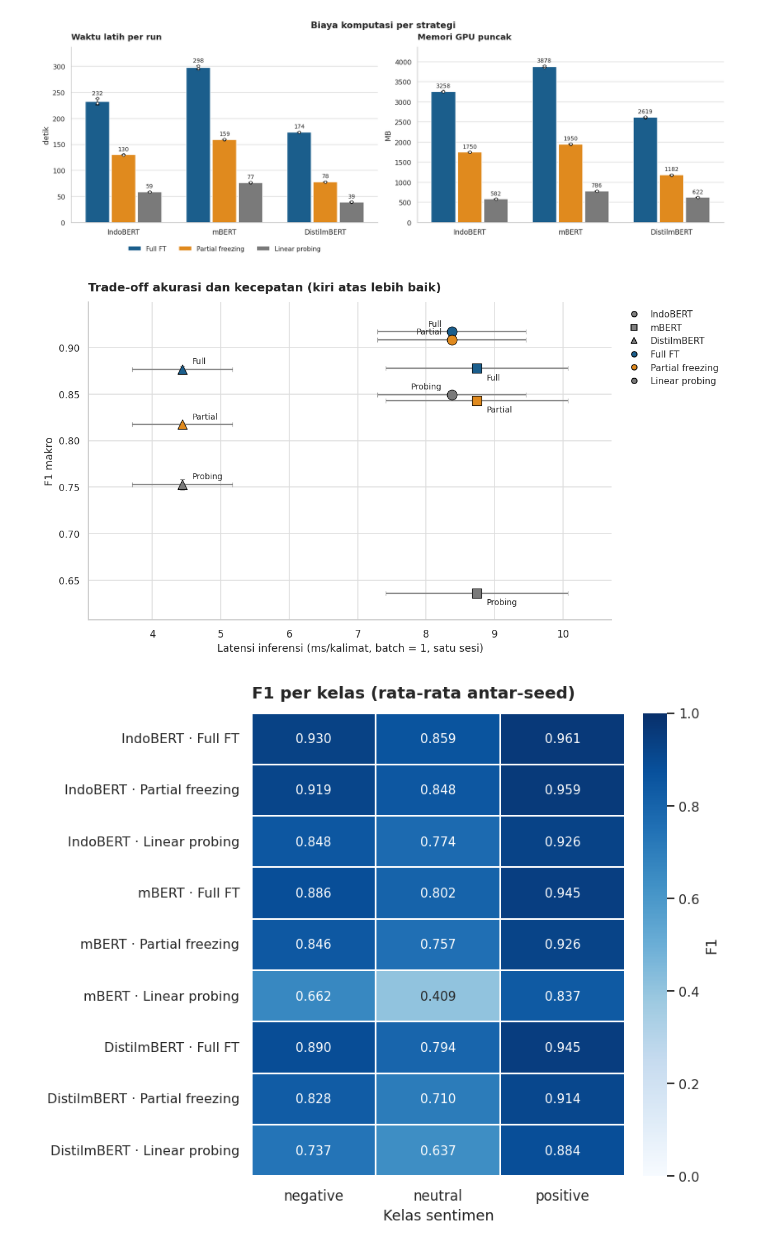
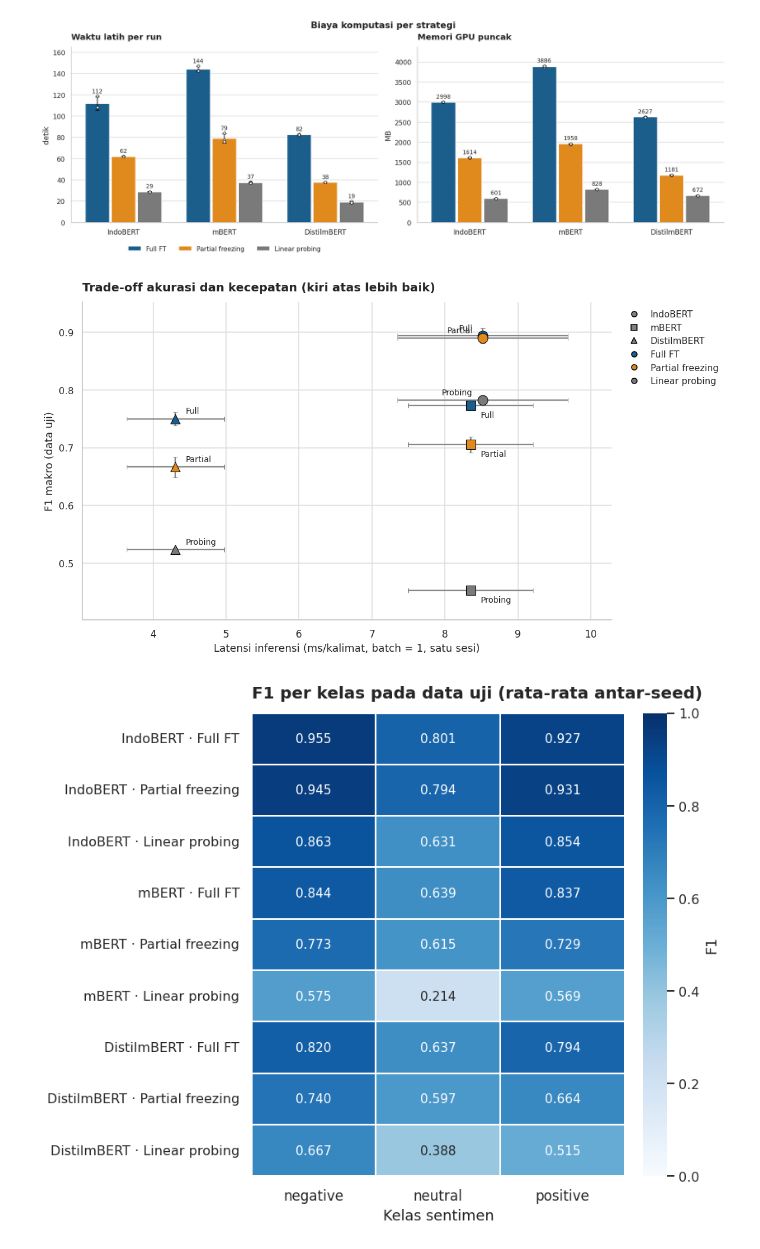
Before and after one commit to SigitKurnia05/studio3_Deep-Learning_NLP, a Jupyter notebook: notebooks/Studio_Proyek_3_NLP.ipynb, the cells around one changed output. Cells and saved outputs as stored; diff of their text form; code cells hidden in the pictures.

```diff
--- a/notebooks/Studio_Proyek_3_NLP.ipynb
+++ b/notebooks/Studio_Proyek_3_NLP.ipynb
@@ -194,9 +213,11 @@ def set_seed(seed: int = 42):
 MODE = "full"   # "smoke" untuk uji cepat, "full" untuk 27 run
 
 CONFIG = {
-    "versi_kode": 2,   # dinaikkan saat logika pencatatan berubah, agar hasil lama tidak tercampur
+    "versi_kode": 3,   # dinaikkan saat logika pencatatan berubah, agar hasil lama tidak tercampur
     "dataset_name": "SmSA_IndoNLU",
     "num_classes": 3,
+    "train_subset_n": 5000,   # lembar soal: 3.000-6.000 sampel latih
+    "subset_seed": 0,         # subset latih yang sama untuk semua run
     "label_map": {"negative": 0, "neutral": 1, "positive": 2},
     "inv_label_map": {0: "negative", 1: "neutral", 2: "positive"},
     "max_length": 128,
@@ -204,7 +225,7 @@ CONFIG = {
     "num_epochs": 4,
     "lr_full": 3e-5,
     "lr_partial": 3e-5,
-    "lr_probing": 1e-3,
+    "lr_probing": 3e-3,
     "weight_decay": 0.01,
     "warmup_ratio": 0.1,
     "max_grad_norm": 1.0,
@@ -222,7 +243,7 @@ CONFIG = {
 }
 
 if MODE == "smoke":
-    CONFIG.update({"seeds": [42], "num_epochs": 1, "smoke_train_n": 256, "smoke_valid_n": 128,
+    CONFIG.update({"seeds": [42], "num_epochs": 1, "smoke_train_n": 256, "smoke_valid_n": 128, "smoke_test_n": 128,
                    "latency_samples": 40, "latency_warmup": 5, "latency_repeats": 1})
 
 _hash_input = {k: CONFIG[k] for k in sorted(CONFIG) if k != "inv_label_map"}
@@ -235,12 +256,13 @@ RANCANGAN = {
     "H1": "IndoBERT unggul pada F1 makro dibanding mBERT dan DistilmBERT (full FT), melampaui std antar-seed.",
     "H2": "DistilmBERT >=35% lebih cepat (latih & latensi) dibanding mBERT dengan penurunan F1 makro <=3 poin.",
     "H3": "F1: full >= partial > probing; partial >=96% F1 full dengan hemat waktu & memori >=40%.",
-    "alasan_desain": "SmSA: benchmark sentimen Indonesia 3 kelas; seluruh data latih resmi dipakai; 3 seed untuk std.",
-    "variabel_terkunci": {k: CONFIG[k] for k in ("max_length", "batch_size", "num_epochs", "seeds")},
+    "alasan_desain": "SmSA: benchmark sentimen Indonesia 3 kelas; subset latih 5.000 berstrata; validasi untuk epoch, uji resmi 500; 3 seed.",
+    "variabel_terkunci": {k: CONFIG[k] for k in ("max_length", "batch_size", "num_epochs", "seeds", "train_subset_n")},
 }
 if MODE == "full":
     kosong = [k for k, v in RANCANGAN.items() if not v]
     assert not kosong, f"Mode penuh DITOLAK: bagian Rancangan masih kosong -> {kosong}"
     assert len(CONFIG["seeds"]) >= 3 and len(CONFIG["backbones"]) >= 3, "Minimal 3 seed dan 3 backbone."
+    assert 3000 <= CONFIG["train_subset_n"] <= 6000, "Lembar soal: data latih 3.000-6.000 sampel."
     print("Gerbang Rancangan lolos.")
 # %% [output]
@@ -585,7 +691,7 @@ hasil_semua_run = [r for r in hasil_semua_run if (r['backbone'], r['strategy'],
 if selesai:
     print(f"Melanjutkan eksperimen: {len(selesai)} run sudah selesai (kode {KODE}).")
 
-best_f1_global = max((r['f1_macro'] for r in hasil_semua_run), default=-1.0)
+best_f1_global = max((r.get('val_f1_best', -1.0) for r in hasil_semua_run), default=-1.0)
 if best_f1_global > 0 and not best_model_path.exists():
     best_f1_global = -1.0   # berkas model terbaik lama hilang -> simpan ulang pada run berikutnya
 
@@ -596,7 +702,9 @@ for bb_key, bb_path in CONFIG["backbones"].items():
 
     train_dataset = SmSADataset(df_train['text'], df_train['label_id'], tokenizer, CONFIG['max_length'])
     val_dataset = SmSADataset(df_valid['text'], df_valid['label_id'], tokenizer, CONFIG['max_length'])
+    test_dataset = SmSADataset(df_test['text'], df_test['label_id'], tokenizer, CONFIG['max_length'])
     val_loader = DataLoader(val_dataset, batch_size=CONFIG['batch_size'], shuffle=False, collate_fn=collate)
+    test_loader = DataLoader(test_dataset, batch_size=CONFIG['batch_size'], shuffle=False, collate_fn=collate)
 
     for strat in CONFIG["strategies"]:
         for seed in CONFIG["seeds"]:
@@ -624,7 +732,7 @@ for bb_key, bb_path in CONFIG["backbones"].items():
                 optimizer, num_warmup_steps=int(total_steps * CONFIG['warmup_ratio']),
                 num_training_steps=total_steps)
 
-            res = latih_satu_run(model, train_loader, val_loader, val_dataset,
+            res = latih_satu_run(model, train_loader, val_loader, test_loader, val_dataset,
                                  optimizer, scheduler, CONFIG['num_epochs'], DEVICE)
 
             # prediksi disimpan lebih dulu; baris hasil menyusul (run sah bila keduanya ada)
@@ -639,11 +747,12 @@ for bb_key, bb_path in CONFIG["backbones"].items():
                        "gpu": GPU_NAME, "sesi": SESI_ID}
             hasil_semua_run.append(catatan)
             simpan_csv_atomik(pd.DataFrame(hasil_semua_run), berkas_csv_hasil)
-            print(f"Tersimpan -> F1={res['f1_macro']:.4f} Acc={res['accuracy']:.4f} "
+            print(f"Tersimpan -> epoch terbaik {res['best_epoch']} (F1 val {res['val_f1_best']:.4f}) | "
+                  f"UJI: F1={res['f1_macro']:.4f} Acc={res['accuracy']:.4f} | "
                   f"Latih={res['train_time_s']:.0f}s Mem={res['peak_memory_mb']:.0f}MB")
 
-            if res["f1_macro"] > best_f1_global:
-                best_f1_global = res["f1_macro"]
+            if res["val_f1_best"] > best_f1_global:   # dipilih dari validasi, bukan uji
+                best_f1_global = res["val_f1_best"]
                 model.save_pretrained(best_model_path)
                 tokenizer.save_pretrained(best_model_path)
                 print(f"Model terbaik baru ({bb_key}-{strat}-seed{seed}) disimpan.")
@@ -653,7 +762,7 @@ for bb_key, bb_path in CONFIG["backbones"].items():
             if torch.cuda.is_available():
                 torch.cuda.empty_cache()
 
-    del train_dataset, val_dataset, val_loader
+    del train_dataset, val_dataset, val_loader, test_dataset, test_loader
     gc.collect()
 
 print("\nSeluruh eksperimen selesai.")
@@ -871,7 +985,7 @@ for bb, g in df_hasil.groupby("backbone"):
 print("Validasi lolos: 27 run lengkap dan parameter dilatih probing < partial < full.")
 print(f"Run berasal dari {df_hasil['sesi'].nunique()} sesi; GPU: {', '.join(sorted(df_hasil['gpu'].unique()))}")
 
-metrik = ["accuracy", "f1_macro", "f1_neutral", "train_time_s", "peak_memory_mb"]
+metrik = ["accuracy", "f1_macro", "f1_neutral", "val_f1_best", "best_epoch", "train_time_s", "peak_memory_mb"]
 rekap_agregat = df_hasil.groupby(["backbone", "strategy"]).agg(
     n_seed=("seed", "nunique"),
     total_params=("total_params", "first"),
@@ -885,7 +999,7 @@ rekap_agregat = rekap_agregat.merge(lat_bb, on="backbone", how="left")
 semua_metrik = metrik + ["latency_ms"]
 for m in semua_metrik:
     rekap_agregat[f"{m}_ringkas"] = rekap_agregat.apply(
-        lambda r: f"{r[m+'_mean']:.4f} ± {r[m+'_std']:.4f}" if m.startswith(("acc", "f1")) else
+        lambda r: f"{r[m+'_mean']:.4f} ± {r[m+'_std']:.4f}" if m.startswith(("acc", "f1", "val")) else
                   f"{r[m+'_mean']:.2f} ± {r[m+'_std']:.2f}", axis=1)
 
 berkas_rekap = OUTPUT_DIR / f"rekap_agregat_smsa_{KODE}.csv"
@@ -965,12 +1080,13 @@ def batang_dengan_seed(ax, kolom, kolom_sd, kolom_raw, judul, ylabel, fmt):
 
 # Gambar 1: F1 makro dan akurasi
 fig1, ax = plt.subplots(1, 2, figsize=(15, 5.2), constrained_layout=True)
-batang_dengan_seed(ax[0], "f1", "f1_sd", "f1_macro", "F1 makro (sumbu y dipotong)", "F1 makro", "{:.3f}")
-batang_dengan_seed(ax[1], "acc", "acc_sd", "accuracy", "Akurasi (sumbu y dipotong)", "Akurasi", "{:.3f}")
-bawah = max(0.0, np.floor((d[["f1_macro", "accuracy"]].min().min() - 0.05) * 20) / 20)
+batang_dengan_seed(ax[0], "f1", "f1_sd", "f1_macro", "F1 makro, data uji (sumbu y dipotong)", "F1 makro", "{:.3f}")
+batang_dengan_seed(ax[1], "acc", "acc_sd", "accuracy", "Akurasi, data uji (sumbu y dipotong)", "Akurasi", "{:.3f}")
+bawah = max(0.0, np.floor((min(d[["f1_macro", "accuracy"]].min().min(), BASELINE_F1) - 0.05) * 20) / 20)
 for a in ax:
     a.set_ylim(bawah, 1.03)
-ax[0].legend(frameon=False, loc="upper center", bbox_to_anchor=(0.5, -0.1), ncol=3)
+ax[0].axhline(BASELINE_F1, color="#b22222", ls="--", lw=1.2, label=f"Baseline TF-IDF ({BASELINE_F1:.3f})", zorder=1)
+ax[0].legend(frameon=False, loc="upper center", bbox_to_anchor=(0.5, -0.1), ncol=4)
 fig1.suptitle("Kualitas klasifikasi: rata-rata ± std antar-seed (titik = seed)", fontsize=14, fontweight="bold")
 fig1.savefig(OUTPUT_DIR / f"grafik_1_akurasi_{KODE}.png")
 plt.show()
@@ -997,7 +1113,7 @@ for _, r in agg.iterrows():
     dx, dy, ha = GESER[r.Backbone]
     ax.annotate(SINGKAT[r.Strategi], (x, r.f1), xytext=(dx, dy), textcoords="offset points", fontsize=9, ha=ha)
 ax.set_xlabel("Latensi inferensi (ms/kalimat, batch = 1, satu sesi)")
-ax.set_ylabel("F1 makro")
+ax.set_ylabel("F1 makro (data uji)")
 ax.set_title("Trade-off akurasi dan kecepatan (kiri atas lebih baik)", loc="left", pad=12)
 from matplotlib.lines import Line2D
 legenda = [Line2D([], [], marker=m, ls="", color="gray", mec="black", label=b) for b, m in tanda.items()] + \
@@ -1015,7 +1131,7 @@ pivot.index = [f"{b} · {s}" for b, s in pivot.index]
 fig4, ax = plt.subplots(figsize=(7.5, 6), constrained_layout=True)
 sns.heatmap(pivot, annot=True, fmt=".3f", cmap="Blues", vmin=0, vmax=1, linewidths=1, linecolor="white",
             cbar_kws={"label": "F1"}, annot_kws={"fontsize": 10}, ax=ax)
-ax.set_title("F1 per kelas (rata-rata antar-seed)", loc="left", pad=12)
+ax.set_title("F1 per kelas pada data uji (rata-rata antar-seed)", loc="left", pad=12)
 ax.set_xlabel("Kelas sentimen")
 ax.set_ylabel("")
 fig4.savefig(OUTPUT_DIR / f"grafik_4_f1_per_kelas_{KODE}.png")
@@ -1025,4 +1141,4 @@ plt.show()
-[figure, old version]
+[figure, new version]
-[figure, old version]
+[figure, new version]
-[figure, old version]
+[figure, new version]
 # %% [markdown]
```
Also changed, not shown: parts of 34 cells of this notebook, 32 other files.
